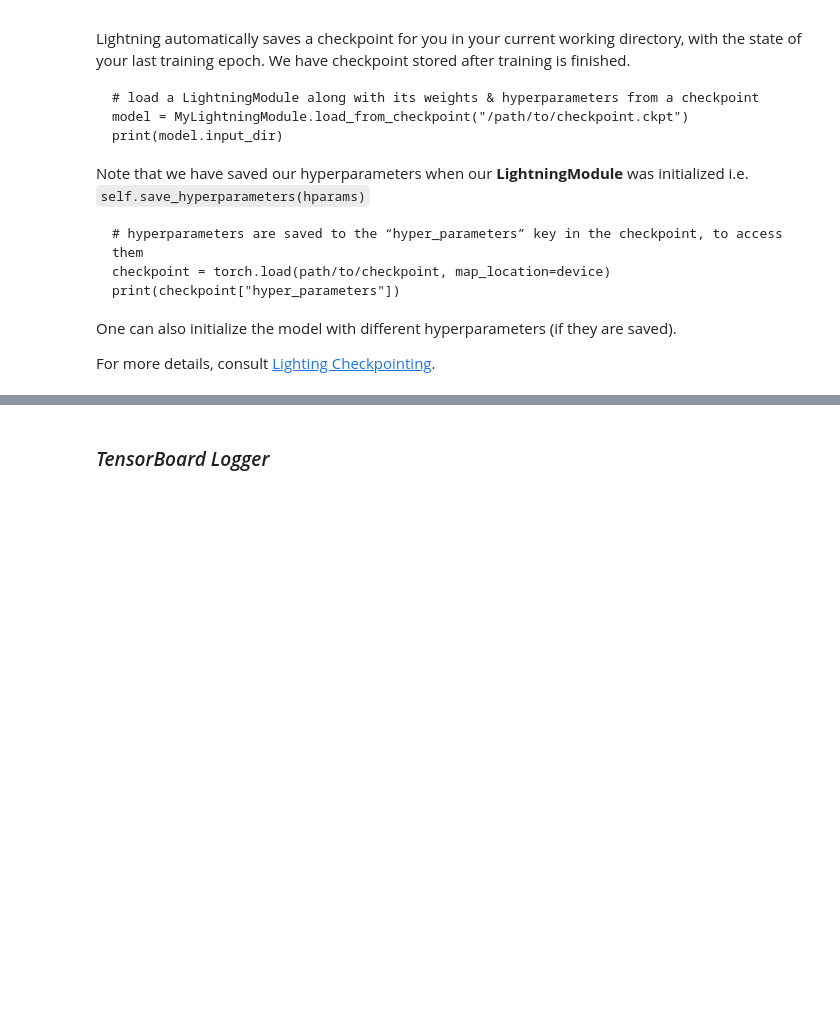
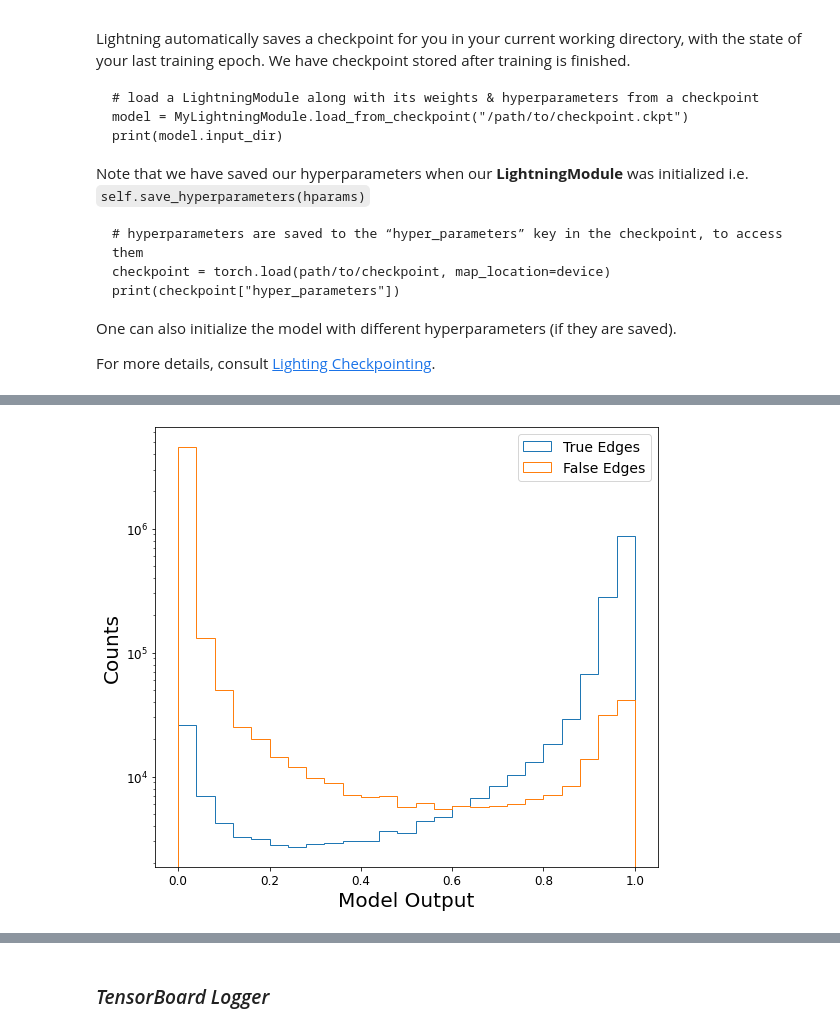
Before and after one commit to ai4fair/stttrkx, a Jupyter notebook: stt6_dnn_infer.ipynb, the cells around one changed output, grey strips where cells are left out. Saved outputs shown, nothing was run; the diff lists cells and outputs as text; code cells hidden in the pictures; blank space fills up the shorter version.

```diff
--- a/stt6_dnn_infer.ipynb
+++ b/stt6_dnn_infer.ipynb
@@ -113,7 +116,7 @@ with open(config_file) as f:
 # print(config)
 # %%
 # Load Model Checkpoint
-ckpnt_path = "run/lightning_models/lightning_checkpoints/DNNStudy/version_0/checkpoints/last.ckpt"
+ckpnt_path = "run_all/lightning_models/lightning_checkpoints/DNNStudy/version_0/checkpoints/last.ckpt"
 checkpoint = torch.load(ckpnt_path, map_location=device)
 config = checkpoint["hyper_parameters"]
 # %%
@@ -207,0 +250,4 @@ class SttDataModule(pl.LightningDataModule):
+# %%
+plot_model_output(scores, truths, name="dnn")
+# %% [output]
+[figure, added]
```
Also changed, not shown: parts of 71 cells of this notebook, 3 other files.
